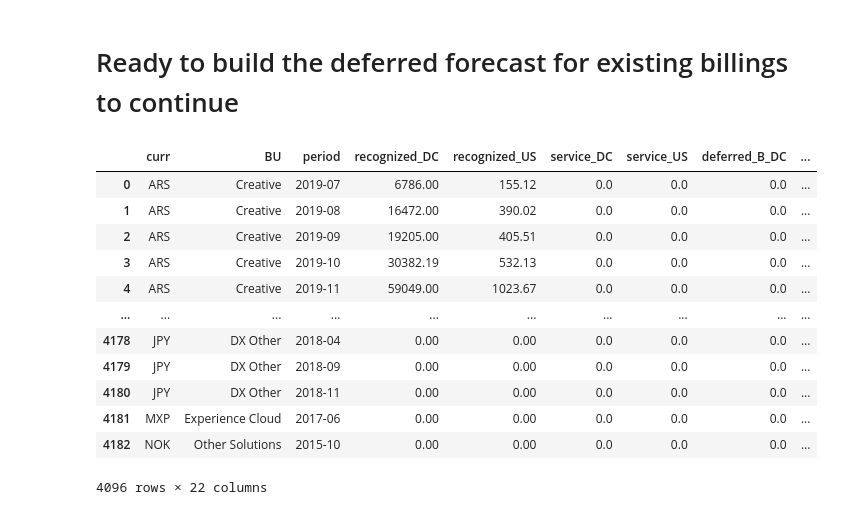
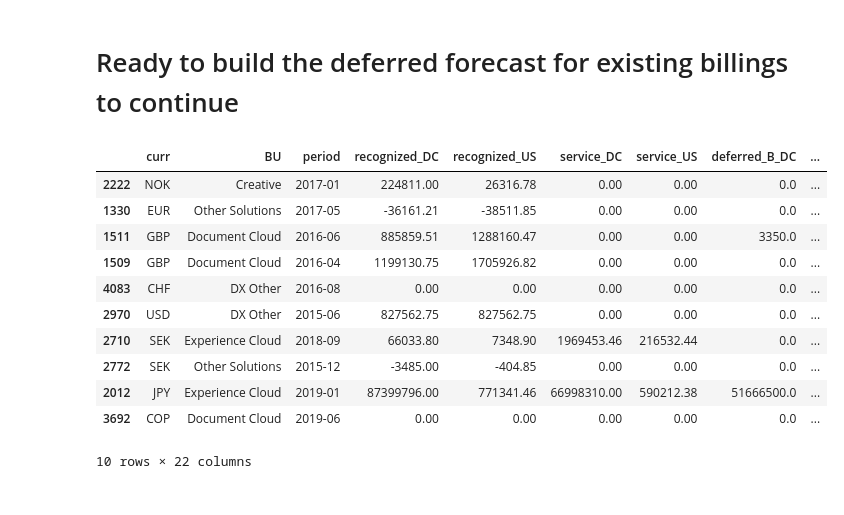
Before and after one commit to davidjsmith44/Deferred_Revenue_Forecast, a Jupyter notebook: notebooks/deferred_from_inputs.ipynb, the cells around one changed output. Saved outputs shown, nothing was run; the diff lists cells and outputs as text; code cells hidden in the pictures.

Commit message:
creating forecast dataframe

```diff
--- a/notebooks/deferred_from_inputs.ipynb
+++ b/notebooks/deferred_from_inputs.ipynb
@@ -376,18 +376,17 @@ Index(['BU', 'curr', 'Q1', 'Q2', 'Q3', 'Q4', 'P01', 'P02', 'P03', 'P04', 'P05',
 # %% [markdown]
 # Ready to build the deferred forecast for existing billings to continue
 # %%
-df_billings
+df_billings.sample(10)
 # %% [output]
 |  | curr | BU | period | recognized_DC | recognized_US | service_DC | service_US | deferred_B_DC | ... |
-| 0 | ARS | Creative | 2019-07 | 6786.00 | 155.12 | 0.0 | 0.0 | 0.0 | ... |
-| 1 | ARS | Creative | 2019-08 | 16472.00 | 390.02 | 0.0 | 0.0 | 0.0 | ... |
-| 2 | ARS | Creative | 2019-09 | 19205.00 | 405.51 | 0.0 | 0.0 | 0.0 | ... |
-| 3 | ARS | Creative | 2019-10 | 30382.19 | 532.13 | 0.0 | 0.0 | 0.0 | ... |
-| 4 | ARS | Creative | 2019-11 | 59049.00 | 1023.67 | 0.0 | 0.0 | 0.0 | ... |
-| ... | ... | ... | ... | ... | ... | ... | ... | ... | ... |
-| 4178 | JPY | DX Other | 2018-04 | 0.00 | 0.00 | 0.0 | 0.0 | 0.0 | ... |
-| 4179 | JPY | DX Other | 2018-09 | 0.00 | 0.00 | 0.0 | 0.0 | 0.0 | ... |
-| 4180 | JPY | DX Other | 2018-11 | 0.00 | 0.00 | 0.0 | 0.0 | 0.0 | ... |
-| 4181 | MXP | Experience Cloud | 2017-06 | 0.00 | 0.00 | 0.0 | 0.0 | 0.0 | ... |
-| 4182 | NOK | Other Solutions | 2015-10 | 0.00 | 0.00 | 0.0 | 0.0 | 0.0 | ... |
+| 2222 | NOK | Creative | 2017-01 | 224811.00 | 26316.78 | 0.00 | 0.00 | 0.0 | ... |
+| 1330 | EUR | Other Solutions | 2017-05 | -36161.21 | -38511.85 | 0.00 | 0.00 | 0.0 | ... |
+| 1511 | GBP | Document Cloud | 2016-06 | 885859.51 | 1288160.47 | 0.00 | 0.00 | 3350.0 | ... |
+| 1509 | GBP | Document Cloud | 2016-04 | 1199130.75 | 1705926.82 | 0.00 | 0.00 | 0.0 | ... |
+| 4083 | CHF | DX Other | 2016-08 | 0.00 | 0.00 | 0.00 | 0.00 | 0.0 | ... |
+| 2970 | USD | DX Other | 2015-06 | 827562.75 | 827562.75 | 0.00 | 0.00 | 0.0 | ... |
+| 2710 | SEK | Experience Cloud | 2018-09 | 66033.80 | 7348.90 | 1969453.46 | 216532.44 | 0.0 | ... |
+| 2772 | SEK | Other Solutions | 2015-12 | -3485.00 | -404.85 | 0.00 | 0.00 | 0.0 | ... |
+| 2012 | JPY | Experience Cloud | 2019-01 | 87399796.00 | 771341.46 | 66998310.00 | 590212.38 | 51666500.0 | ... |
+| 3692 | COP | Document Cloud | 2019-06 | 0.00 | 0.00 | 0.00 | 0.00 | 0.0 | ... |
-4096 rows × 22 columns
+10 rows × 22 columns
```
Also changed, not shown: parts of 16 cells of this notebook.
